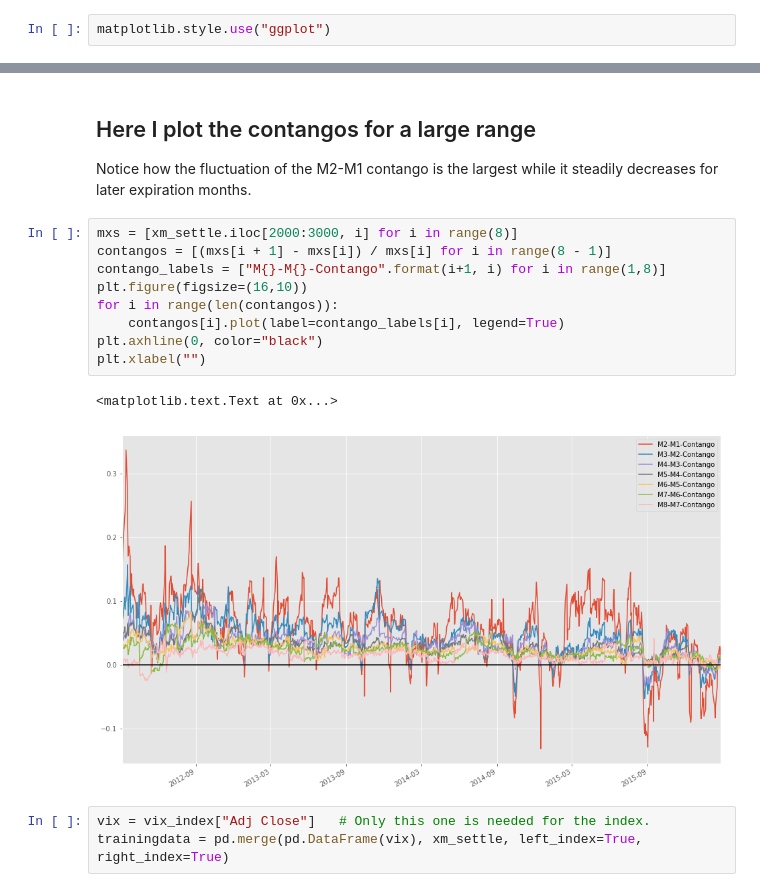
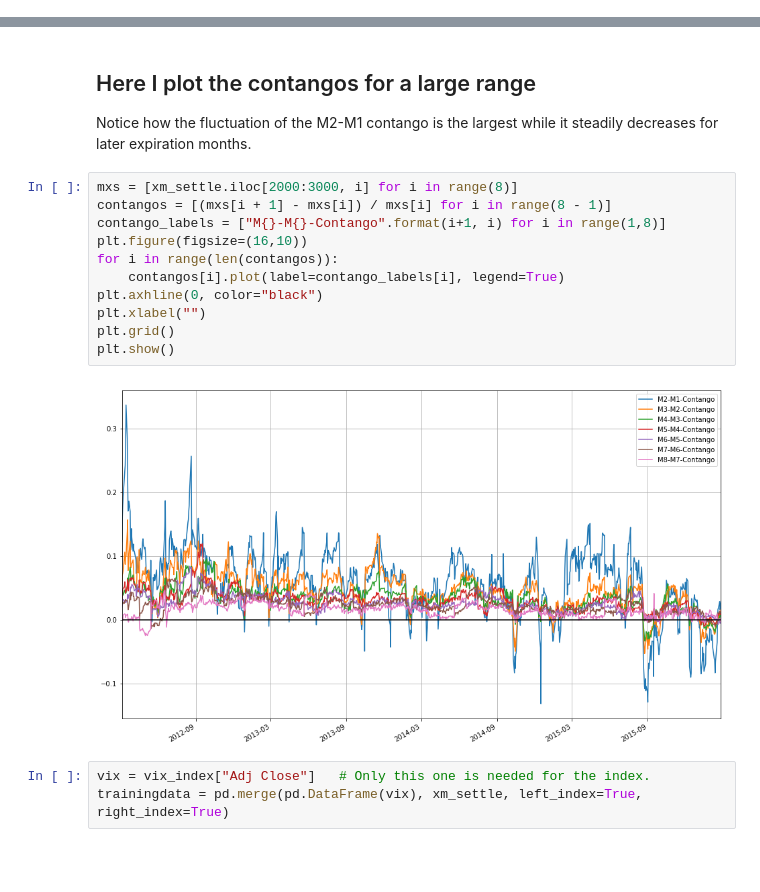
Before and after one commit to leyhline/vix-term-structure, a Jupyter notebook: overview.ipynb, the cells around one changed output, grey strips where cells are left out. Cells and saved outputs as stored; diff of their text form; blank space fills up the shorter version.

```diff
--- a/overview.ipynb
+++ b/overview.ipynb
@@ -5,8 +3,6 @@ import pandas as pd
 import numpy as np
 import matplotlib.pyplot as plt
 import matplotlib
-# %%
-matplotlib.style.use("ggplot")
 # %%
 # Consider value '0' as NaN.
 xm_settle = pd.read_csv("data/8_m_settle.csv", usecols=range(1,10), dtype=np.float32,
@@ -45,15 +43,16 @@ Notice how the fluctuation of the M2-M1 contango is the largest while it steadil
 # %%
 mxs = [xm_settle.iloc[2000:3000, i] for i in range(8)]
 contangos = [(mxs[i + 1] - mxs[i]) / mxs[i] for i in range(8 - 1)]
 contango_labels = ["M{}-M{}-Contango".format(i+1, i) for i in range(1,8)]
 plt.figure(figsize=(16,10))
 for i in range(len(contangos)):
     contangos[i].plot(label=contango_labels[i], legend=True)
 plt.axhline(0, color="black")
 plt.xlabel("")
+plt.grid()
+plt.show()
 # %% [output]
-<matplotlib.text.Text at 0x...>
-[figure, old version]
+[figure, new version]
 # %%
 vix = vix_index["Adj Close"]   # Only this one is needed for the index.
 trainingdata = pd.merge(pd.DataFrame(vix), xm_settle, left_index=True, right_index=True)
```
Also changed, not shown: parts of 4 cells of this notebook, 1 other file.
